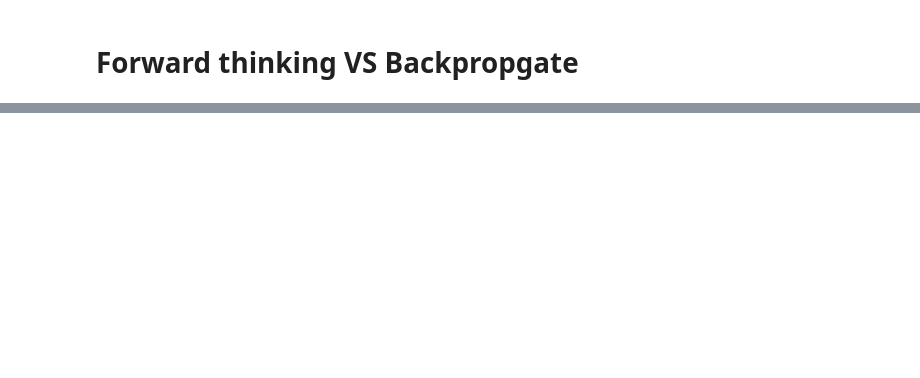
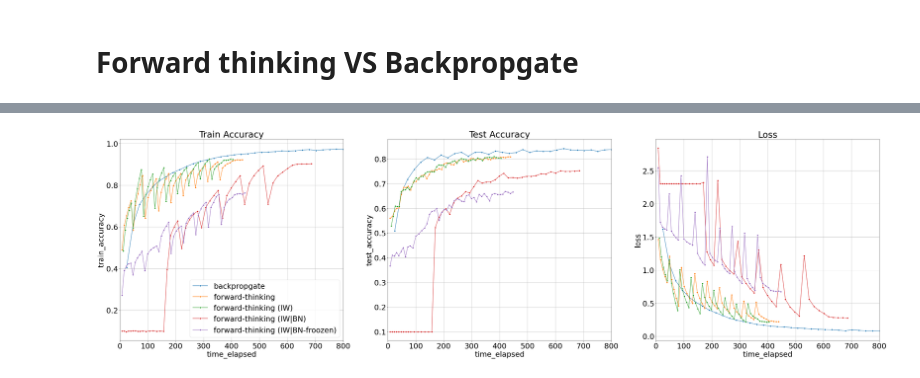
Before and after one commit to runnily/forward-thinking, a Jupyter notebook: forward_thinking_results.ipynb, the cells around one changed output, grey strips where cells are left out. Drawn from its saved outputs; the diff is of its cells as text; code cells hidden in the pictures; blank space fills up the shorter version.

```diff
--- a/forward_thinking_results.ipynb
+++ b/forward_thinking_results.ipynb
@@ -189,0 +189,3 @@ axs[0].legend(labels=["forward-thinking", "backpropagation"])
+# %%
+forward_thinking_cifar10 = pd.read_csv("utils/recorded-accuracy/CIFAR10-forward-thinking-pure.csv")
+forward_thinking_cifar10.head()
@@ -189,0 +199,3 @@ axs[0].legend(labels=["forward-thinking", "backpropagation"])
+# %%
+forward_thinking_init_weights_cifar10 = pd.read_csv("/content/utils/recorded-accuracy/CIFAR10-forward-thinking-weights-init.csv")
+forward_thinking_init_weights_cifar10.head()
@@ -189,0 +209,3 @@ axs[0].legend(labels=["forward-thinking", "backpropagation"])
+# %%
+forward_thinking_batch_norm_init_weights_cifar10 = pd.read_csv("utils/recorded-accuracy/CIFAR10-forward-thinking-weights-init-BN.csv")
+forward_thinking_batch_norm_init_weights_cifar10.head()
@@ -189,0 +219,3 @@ axs[0].legend(labels=["forward-thinking", "backpropagation"])
+# %%
+forward_thinking_batch_norm_freeze_init_weights_cifar10 = pd.read_csv("utils/recorded-accuracy/CIFAR10-forward-thinking-weights-init-BN-freeze.csv")
+forward_thinking_batch_norm_freeze_init_weights_cifar10.head()
@@ -189,0 +229,9 @@ axs[0].legend(labels=["forward-thinking", "backpropagation"])
+# %%
+plot(backpropgate_cifar10,
+    forward_thinking_cifar10,
+    forward_thinking_init_weights_cifar10,
+    forward_thinking_batch_norm_init_weights_cifar10,
+    forward_thinking_batch_norm_freeze_init_weights_cifar10,
+    ylim=800)
+# %% [output]
+[figure, added]
```
Also changed, not shown: parts of 40 cells of this notebook.
